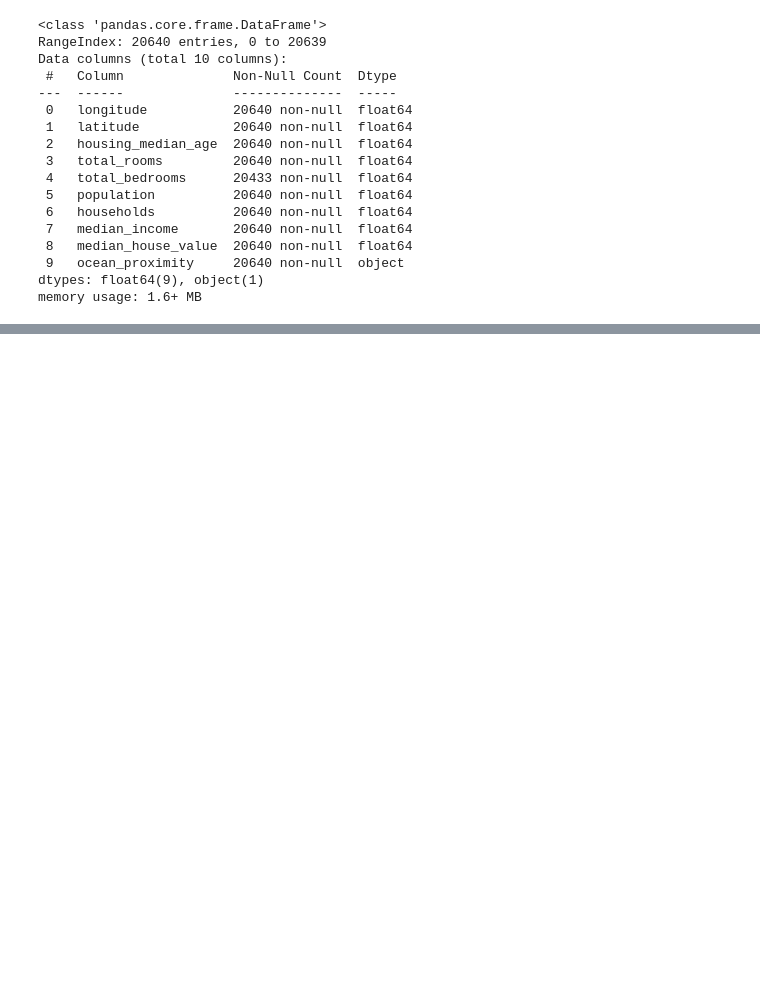
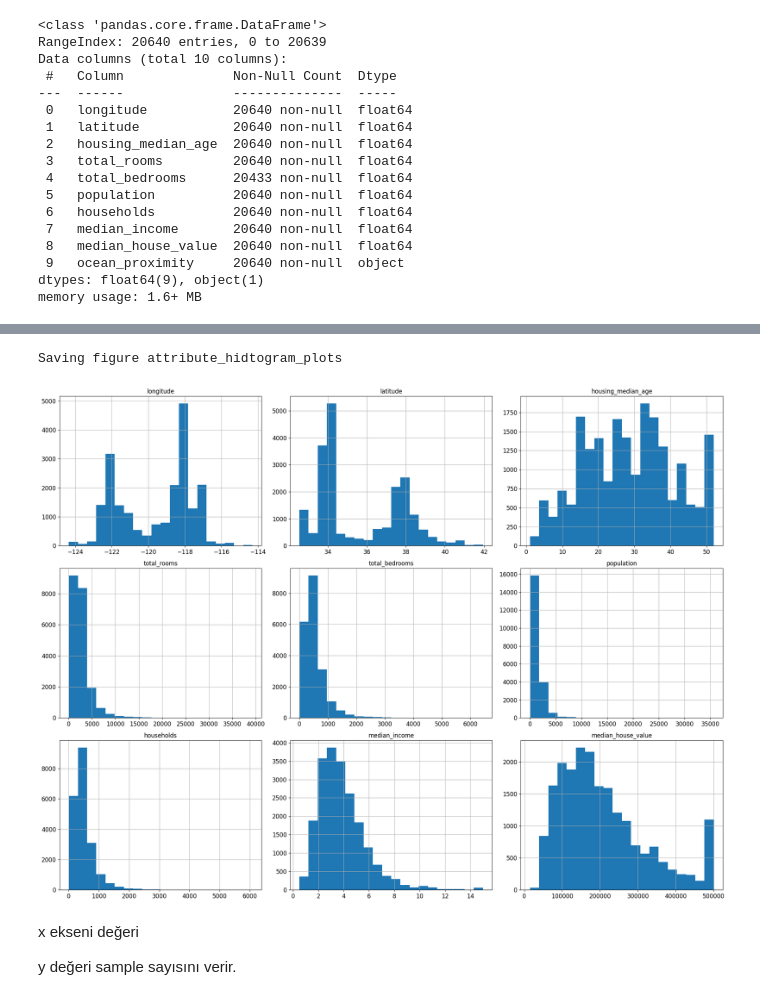
Before and after one commit to GokceSoylu/ML_Course, a Jupyter notebook: HousingPricePrediction.ipynb, the cells around one changed output, grey strips where cells are left out. Drawn from its saved outputs; the diff is of its cells as text; code cells hidden in the pictures; blank space fills up the shorter version.

```diff
--- a/HousingPricePrediction.ipynb
+++ b/HousingPricePrediction.ipynb
@@ -35,0 +70,13 @@ memory usage: 1.6+ MB
+# %%
+%matplotlib inline
+import matplotlib.pyplot as plt
+housing.hist(bins=20, figsize=(20,15))
+save_fig("attribute_hidtogram_plots")
+plt.show()
+# %% [output]
+Saving figure attribute_hidtogram_plots
+[figure, added]
+# %% [markdown]
+x ekseni değeri
+
+y değeri sample sayısını verir.
```
Also changed, not shown: parts of 9 cells of this notebook, 1 other file.
